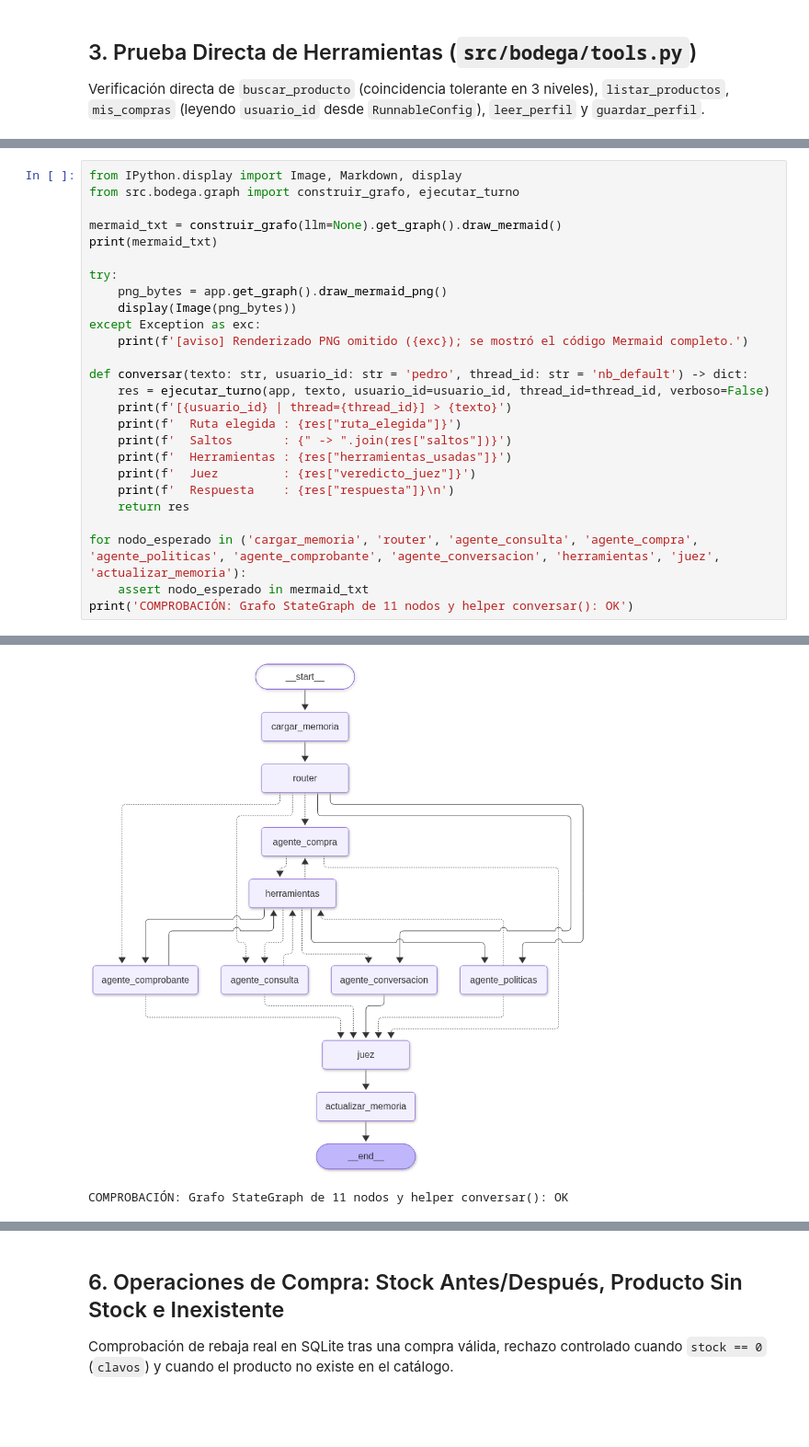
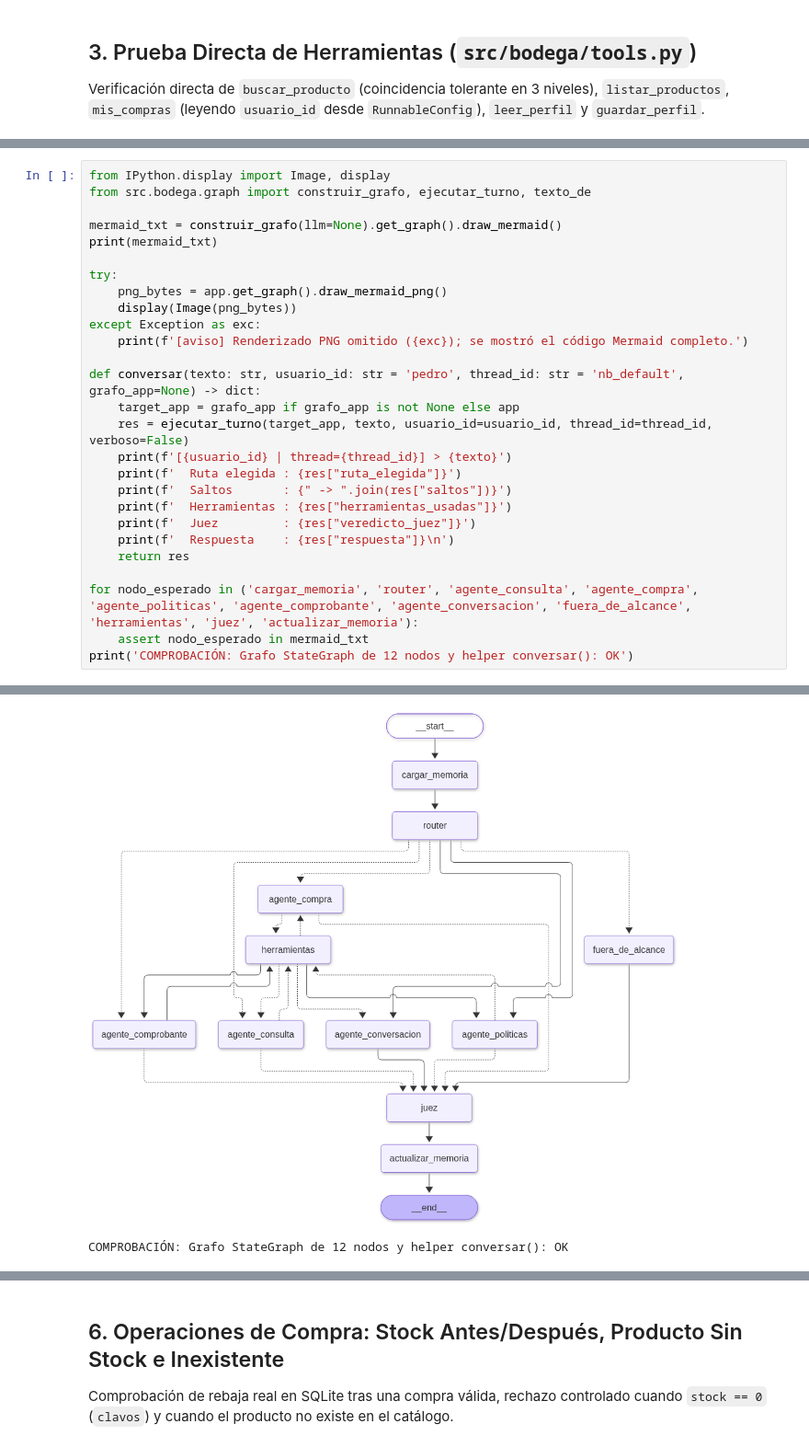
Before and after one commit to etmunoz/taller_final_curso_1, a Jupyter notebook: notebooks/agente_bodega.ipynb, the cells around one changed output, grey strips where cells are left out. Shown at 92% size. Cells and saved outputs as stored; diff of their text form; blank space fills up the shorter version.

```diff
--- a/notebooks/agente_bodega.ipynb
+++ b/notebooks/agente_bodega.ipynb
@@ -166,6 +212,6 @@ Visualización de los 11 nodos del grafo compilado y definición del helper `con
 # %%
-from IPython.display import Image, Markdown, display
-from src.bodega.graph import construir_grafo, ejecutar_turno
+from IPython.display import Image, display
+from src.bodega.graph import construir_grafo, ejecutar_turno, texto_de
 
 mermaid_txt = construir_grafo(llm=None).get_graph().draw_mermaid()
 print(mermaid_txt)
@@ -176,8 +222,9 @@ try:
 except Exception as exc:
     print(f'[aviso] Renderizado PNG omitido ({exc}); se mostró el código Mermaid completo.')
 
-def conversar(texto: str, usuario_id: str = 'pedro', thread_id: str = 'nb_default') -> dict:
-    res = ejecutar_turno(app, texto, usuario_id=usuario_id, thread_id=thread_id, verboso=False)
+def conversar(texto: str, usuario_id: str = 'pedro', thread_id: str = 'nb_default', grafo_app=None) -> dict:
+    target_app = grafo_app if grafo_app is not None else app
+    res = ejecutar_turno(target_app, texto, usuario_id=usuario_id, thread_id=thread_id, verboso=False)
     print(f'[{usuario_id} | thread={thread_id}] > {texto}')
     print(f'  Ruta elegida : {res["ruta_elegida"]}')
     print(f'  Saltos       : {" -> ".join(res["saltos"])}')
@@ -186,9 +233,9 @@ def conversar(texto: str, usuario_id: str = 'pedro', thread_id: str = 'nb_defaul
     print(f'  Respuesta    : {res["respuesta"]}\n')
     return res
 
-for nodo_esperado in ('cargar_memoria', 'router', 'agente_consulta', 'agente_compra', 'agente_politicas', 'agente_comprobante', 'agente_conversacion', 'herramientas', 'juez', 'actualizar_memoria'):
+for nodo_esperado in ('cargar_memoria', 'router', 'agente_consulta', 'agente_compra', 'agente_politicas', 'agente_comprobante', 'agente_conversacion', 'fuera_de_alcance', 'herramientas', 'juez', 'actualizar_memoria'):
     assert nodo_esperado in mermaid_txt
-print('COMPROBACIÓN: Grafo StateGraph de 11 nodos y helper conversar(): OK')
+print('COMPROBACIÓN: Grafo StateGraph de 12 nodos y helper conversar(): OK')
 # %% [output]
 ---
 config:
@@ -206,6 +253,6 @@ graph TD;
         actualizar_memoria --> __end__;
         classDef default fill:#f2f0ff,line-height:1.2
         classDef first fill-opacity:0
         classDef last fill:#bfb6fc
-[figure, old version]
+[figure, new version]
-COMPROBACIÓN: Grafo StateGraph de 11 nodos y helper conversar(): OK
+COMPROBACIÓN: Grafo StateGraph de 12 nodos y helper conversar(): OK
```
Also changed, not shown: parts of 32 cells of this notebook, 11 other files.
